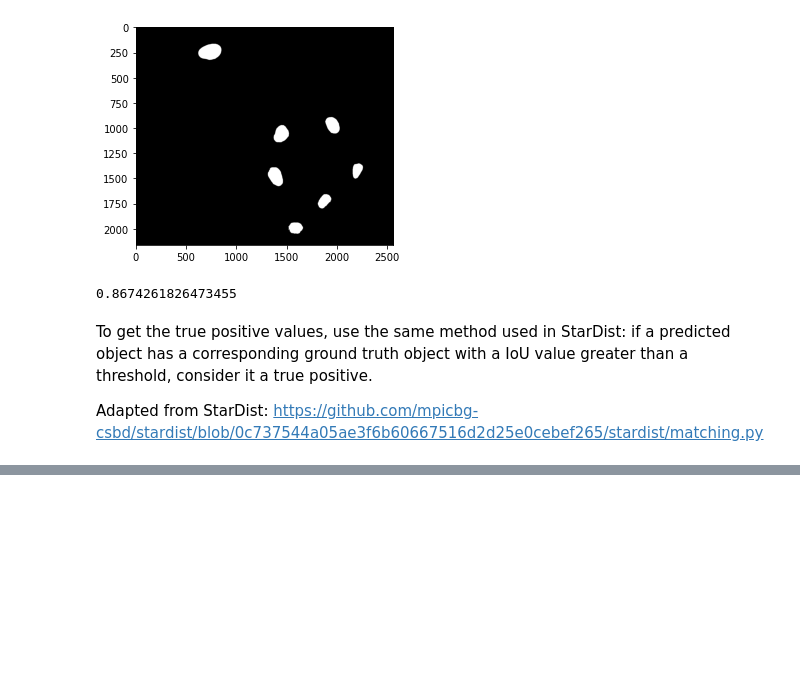
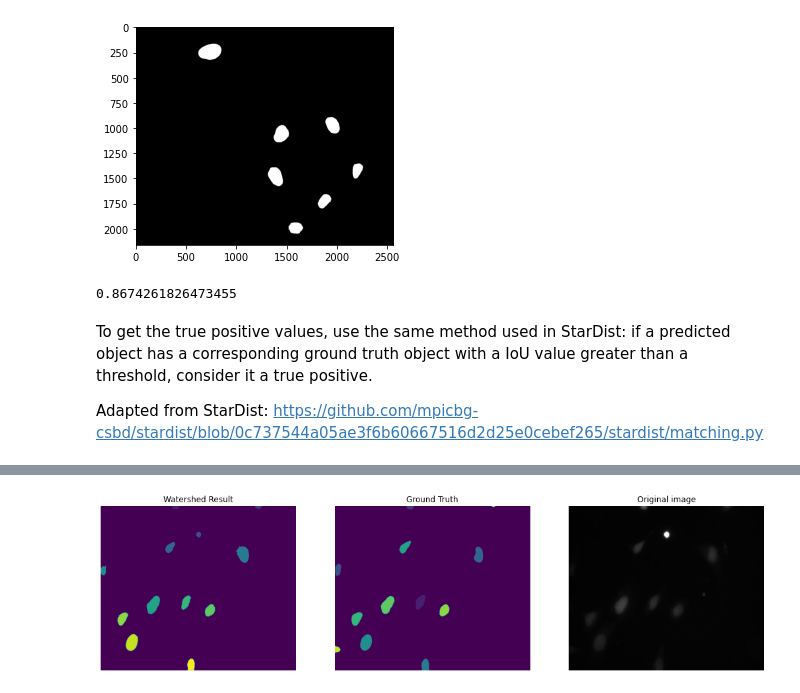
Before and after one commit to annajiwons/merfish-segmentation, a Jupyter notebook: 4_watershed/watershed.ipynb, the cells around one changed output, grey strips where cells are left out. Saved outputs shown, nothing was run; the diff lists cells and outputs as text; code cells hidden in the pictures; blank space fills up the shorter version.

```diff
--- a/4_watershed/watershed.ipynb
+++ b/4_watershed/watershed.ipynb
@@ -188,0 +259,20 @@ IoU scores: [0.76130734 0.87472071 0.95920617 0.71088336 0.87635756 0.92034333
+# %%
+taus = [0.6, 0.7, 0.8, 0.9]
+tp_total = {key: 0 for key in taus}
+fp_total = {key: 0 for key in taus}
+fn_total = {key: 0 for key in taus}
+
+result_imgs = []
+
+for i in tqdm(range(len(merfish_images))):
+    watershed_res = watershed_seg(merfish_images[i])
+    result_imgs.append(watershed_res)
+
+    cm_vals = get_confusion_matrix_vals(merfish_masks[i], watershed_res, taus)
+    print(f'image {i}: {cm_vals}')
+    for tau in taus:
+        tp_total[tau] += cm_vals[tau][0]
+        fp_total[tau] += cm_vals[tau][1]
+        fn_total[tau] += cm_vals[tau][2]
+
+print(f'tp_total = {tp_total}, fp_total = {fp_total}, fn_total = {fn_total}')
@@ -188,0 +301,16 @@ IoU scores: [0.76130734 0.87472071 0.95920617 0.71088336 0.87635756 0.92034333
+# %%
+# Look at some images
+figure, figure_axes = plt.subplots(1, 3, figsize=(18, 6))
+figure_axes[0].imshow(result_imgs[29])
+figure_axes[0].set_title('Watershed Result')
+figure_axes[0].axis('off')
+
+figure_axes[1].imshow(merfish_masks[29])
+figure_axes[1].set_title('Ground Truth')
+figure_axes[1].axis('off')
+
+figure_axes[2].imshow(merfish_images[29])
+figure_axes[2].set_title('Original image')
+figure_axes[2].axis('off');
+# %% [output]
+[figure, added]
```
Also changed, not shown: parts of 18 cells of this notebook.
